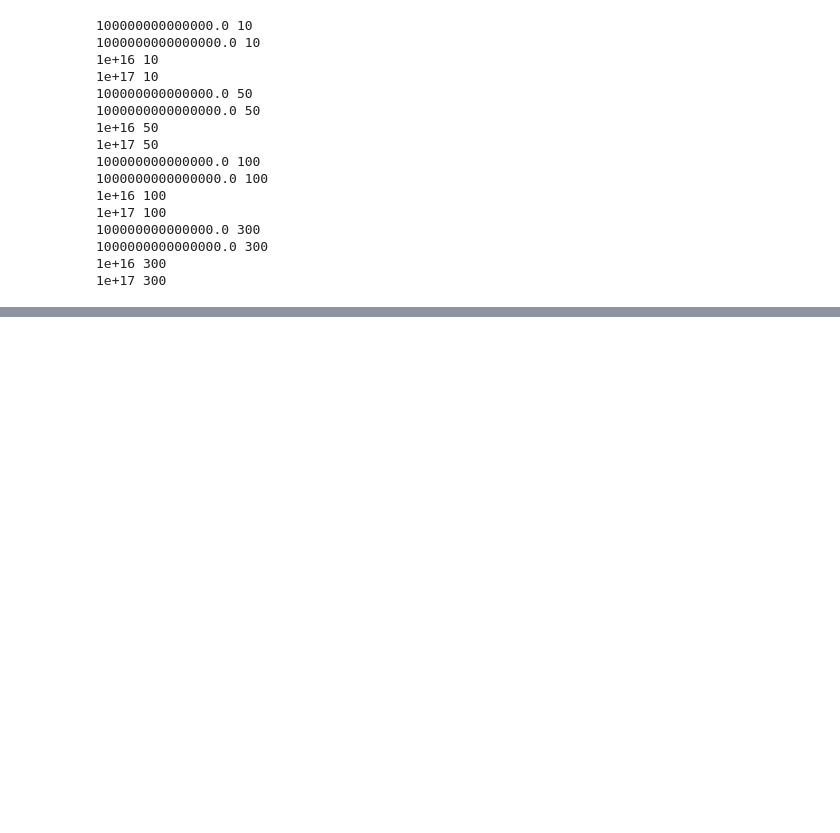
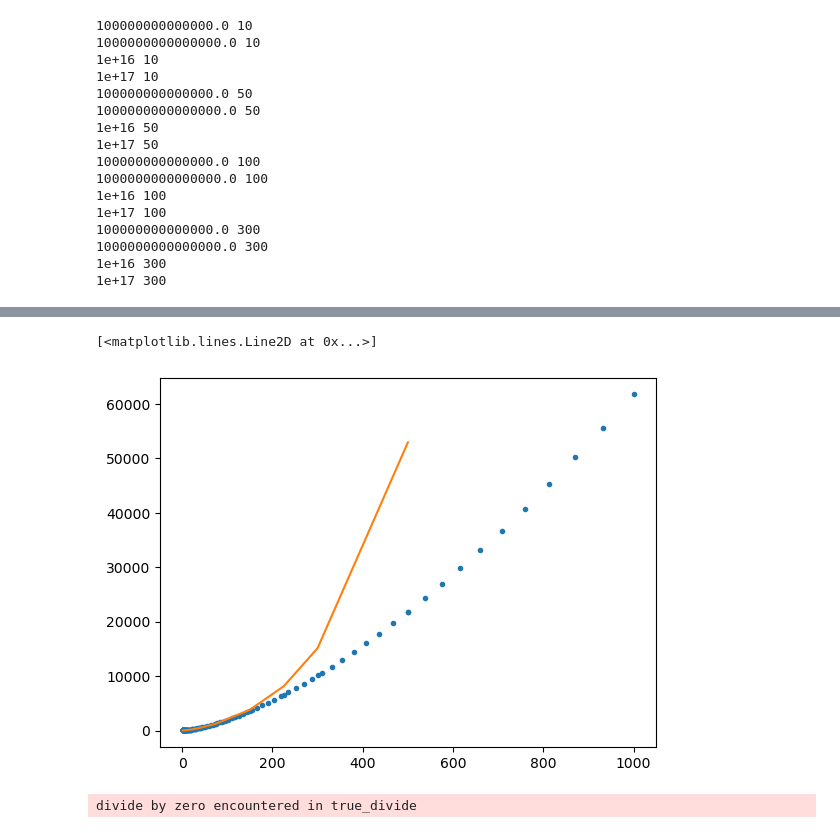
Before and after one commit to pyspeckit/pyspeckit-tests, a Jupyter notebook: xclass-benchmark/XCLASS_Benchmark_CH3CN.ipynb, the cells around one changed output, grey strips where cells are left out. Drawn from its saved outputs; the diff is of its cells as text; code cells hidden in the pictures; blank space fills up the shorter version.

Commit message:
add more notes to the CH3CN benchmark

```diff
--- a/xclass-benchmark/XCLASS_Benchmark_CH3CN.ipynb
+++ b/xclass-benchmark/XCLASS_Benchmark_CH3CN.ipynb
@@ -366,0 +512,5 @@ for tem in temperatures:
+# %%
+import task_DatabaseQuery
+QueryString = "select * from Partitionfunctions where PF_Name='CH3CN;v=0;'"
+Contents = task_DatabaseQuery.DatabaseQuery(QueryString)
+# The partition function values are stored in "Contents[0][5:5+110]"
@@ -366,0 +542,8 @@ for tem in temperatures:
+# %%
+T = [1.072, 1.148, 1.23, 1.318, 1.413, 1.514, 1.622, 1.738, 1.862, 1.995, 2.138, 2.291, 2.455, 2.63, 2.725, 2.818, 3.02, 3.236, 3.467, 3.715, 3.981, 4.266, 4.571, 4.898, 5, 5.248, 5.623, 6.026, 6.457, 6.918, 7.413, 7.943, 8.511, 9.12, 9.375, 9.772, 10.471, 11.22, 12.023, 12.882, 13.804, 14.791, 15.849, 16.982, 18.197, 18.75, 19.498, 20.893, 22.387, 23.988, 25.704, 27.542, 29.512, 31.623, 33.884, 36.308, 37.5, 38.905, 41.687, 44.668, 47.863, 51.286, 54.954, 58.884, 63.096, 67.608, 72.444, 75, 77.625, 83.176, 89.125, 95.499, 102.329, 109.648, 117.49, 125.893, 134.896, 144.544, 150, 154.882, 165.959, 177.828, 190.546, 204.174, 218.776, 225, 234.423, 251.189, 269.153, 288.403, 300, 309.03, 331.131, 354.813, 380.189, 407.38, 436.516, 467.735, 500, 501.187, 537.032, 575.44, 616.595, 660.693, 707.946, 758.578, 812.831, 870.964, 933.254, 1000]
+# %%
+pl.plot(T, Contents[0][5:115], '.')
+pl.plot(T, Cpartfunc(T))
+# %% [output]
+[<matplotlib.lines.Line2D at 0x...>]
+[figure, added]
@@ -366,0 +552,25 @@ for tem in temperatures:
+# %%
+from molsim.classes import Workspace, Catalog, Transition, Level, Molecule, PartitionFunction, Spectrum, Simulation, Continuum, Source, Observatory, Observation, Iplot, Trace
+from molsim.file_handling import load_mol, load_obs, load_multi_obs
+ch3cn = load_mol('ch3cn.cat',
+              type='SPCAT',
+              qpart_file='ch3cn.qpart')
+ch3cn_src = Source(column = Ntot, #column density in cm-2
+                Tex = tkin, #excitation temperature in K
+                dV = vwidth_fwhm, #FWHM linewidth in km/s
+                velocity = vcen, #vlsr in km/s
+                size = 1e20, #source size in arcseconds; default is 1E20 so no beam dilution is considered.
+                continuum = Continuum(params=tbg),
+                #a continuum object to define the background temperature. Default 2.7 K.
+                #This can be substantially more flexible if needed - see the Continuum class object.
+                )
+ch3cn_sim = Simulation(  observation = Observation(), #a default Observation object (see note below)
+                      source = ch3cn_src, #the source of emission
+                      ll = FreqMin, #lower limit
+                      ul = FreqMax, #upper limit
+                      res = FreqStep, #resolution in MHz
+                      mol = ch3cn, #molecule
+)
+molsim_sp = pyspeckit.Spectrum(xarr=ch3cn_sim.spectrum.freq_profile*u.MHz, data=ch3cn_sim.spectrum.int_profile*u.K, header={})
+# %% [output]
+divide by zero encountered in true_divide
```
Also changed, not shown: parts of 21 cells of this notebook, 2 other files.
